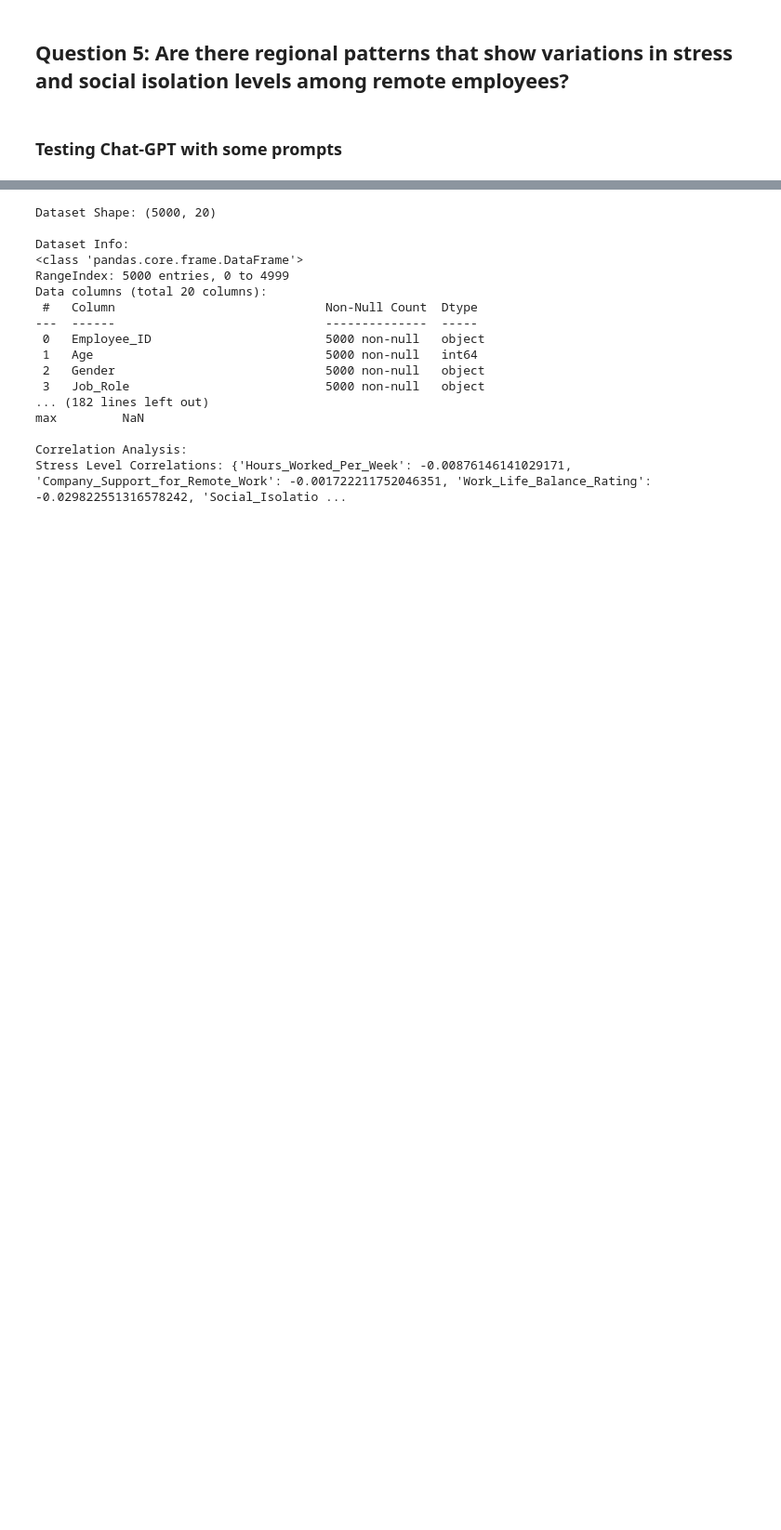
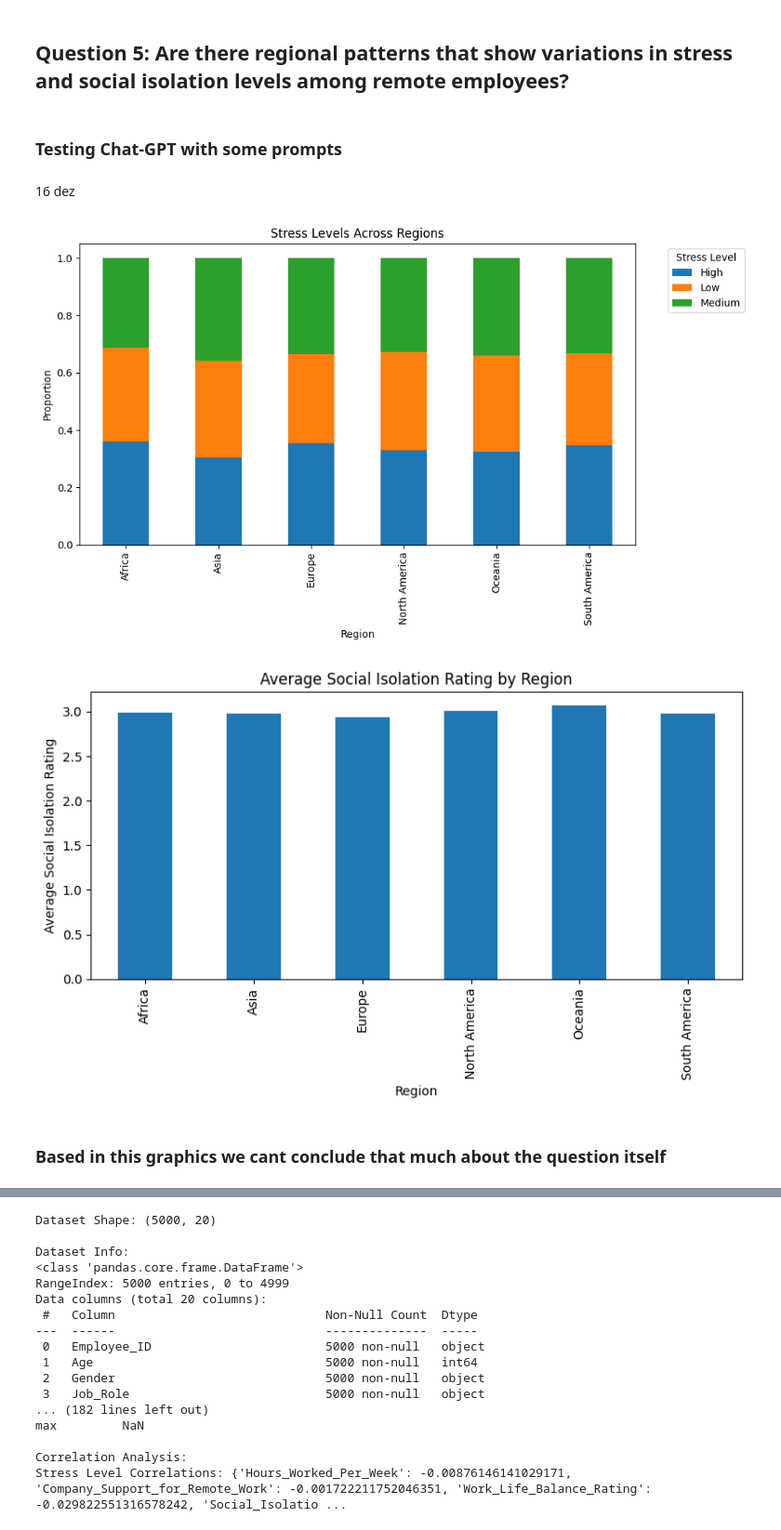
Before and after one commit to lcopolillo/FCD-2024-25, a Jupyter notebook: main.ipynb, the cells around one changed output, grey strips where cells are left out. Shown at 93% size. Drawn from its saved outputs; the diff is of its cells as text; code cells hidden in the pictures; blank space fills up the shorter version.

```diff
--- a/main.ipynb
+++ b/main.ipynb
@@ -626,3 +628,37 @@ plt.show()
 ## Question 5: Are there regional patterns that show variations in stress and social isolation levels among remote employees?
 # %% [markdown]
 ### Testing Chat-GPT with some prompts
+# %% [markdown]
+16 dez
+# %%
+# Import necessary libraries
+import matplotlib.pyplot as plt
+import pandas as pd
+
+# Calculate stress level proportions by region
+stress_by_region = data.groupby('Region')['Stress_Level'].value_counts(normalize=True).unstack()
+
+# Plotting stress levels by region (stacked bar chart)
+stress_by_region.plot(kind='bar', stacked=True, figsize=(10, 6))
+plt.title('Stress Levels Across Regions')
+plt.xlabel('Region')
+plt.ylabel('Proportion')
+plt.legend(title='Stress Level', bbox_to_anchor=(1.05, 1), loc='upper left')
+plt.tight_layout()
+plt.show()
+
+# Calculate average social isolation rating by region
+isolation_by_region = data.groupby('Region')['Social_Isolation_Rating'].mean()
+
+# Plotting average social isolation rating by region
+isolation_by_region.plot(kind='bar', figsize=(8, 5), legend=None)
+plt.title('Average Social Isolation Rating by Region')
+plt.xlabel('Region')
+plt.ylabel('Average Social Isolation Rating')
+plt.tight_layout()
+plt.show()
+# %% [output]
+[figure, added]
+[figure, added]
+# %% [markdown]
+### Based in this graphics we cant conclude that much about the question itself
```
Also changed, not shown: parts of 5 cells of this notebook.
